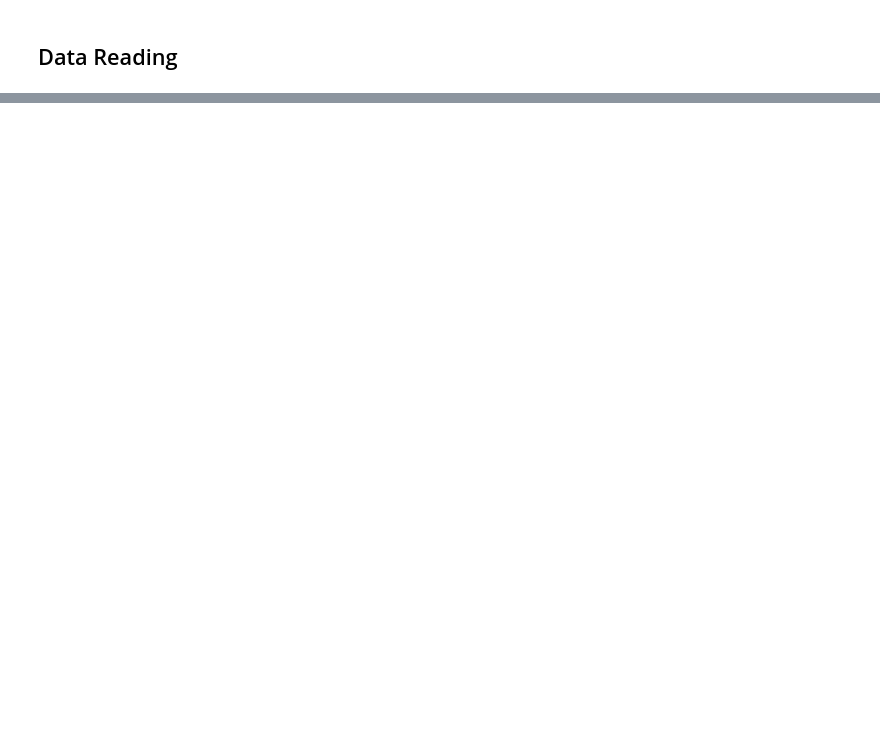
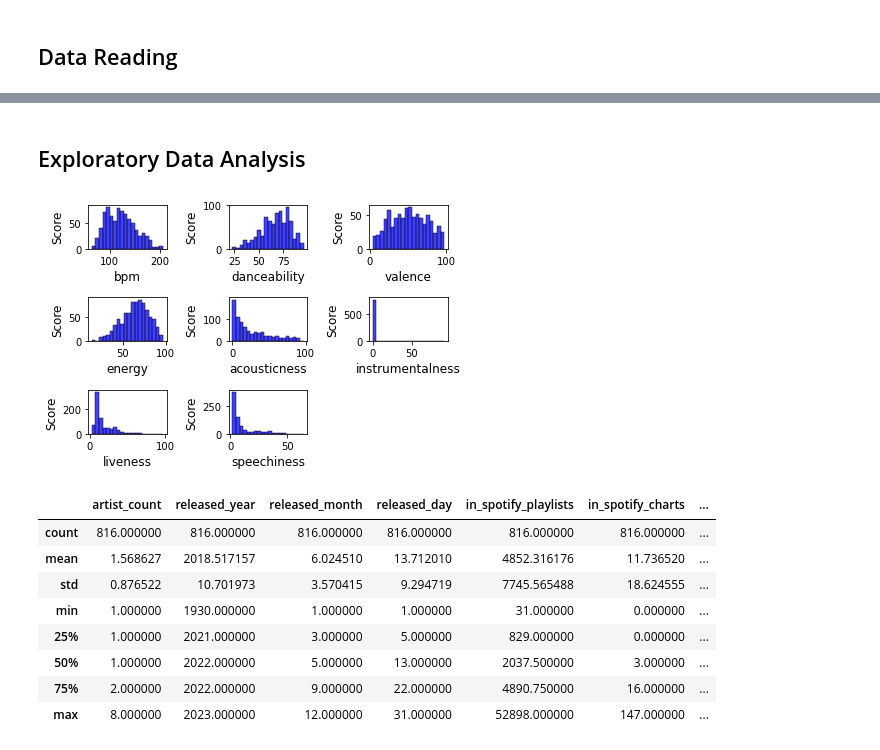
Before and after one commit to skchanah/spotify_top_songs, a Jupyter notebook: spotify_top_songs.ipynb, the cells around one changed output, grey strips where cells are left out. Cells and saved outputs as stored; diff of their text form; code cells hidden in the pictures; blank space fills up the shorter version.

```diff
--- a/spotify_top_songs.ipynb
+++ b/spotify_top_songs.ipynb
@@ -12,4 +73,8 @@ import numpy as np
 import pandas as pd
 import matplotlib.pyplot as plt
 import seaborn as sns
+import plotly.express as px
+import plotly.graph_objects as go
+%matplotlib inline
+pd.options.display.max_columns = 30
 # %%
@@ -27,0 +175,18 @@ df.head()
+# %%
+### Renaming columns of interest
+re_col = {
+    'danceability_%': 'danceability',
+    'valence_%': 'valence',
+    'energy_%': 'energy',
+    'acousticness_%': 'acousticness',
+    'instrumentalness_%': 'instrumentalness',
+    'liveness_%': 'liveness',
+    'speechiness_%': 'speechiness'
+}
+df.rename(columns=re_col, inplace=True)
+
+
+### Isolating numerical features
+numerical_features = df.select_dtypes(exclude = "object").columns
+numerical_features = list(numerical_features)
+numerical_features
@@ -27,0 +228,2 @@ df.head()
+# %% [markdown]
+## Exploratory Data Analysis
@@ -27,0 +244,27 @@ df.head()
+# %%
+### column EDA
+
+columns_to_plot = ['bpm', 'danceability', 'valence', 'energy', 'acousticness', 'instrumentalness', 'liveness', 'speechiness']
+
+#plt.figure(figsize=(9,9))
+for i, column in enumerate(columns_to_plot, 1):
+    plt.subplot(3, 3, i)
+    sns.histplot(data=df, x=column, bins=20, color='blue')
+    plt.xlabel(column, fontsize=12)
+    plt.ylabel("Score", fontsize=12)
+
+plt.tight_layout()
+plt.show()
+
+df.describe()
+# %% [output]
+[figure, added]
+|  | artist_count | released_year | released_month | released_day | in_spotify_playlists | in_spotify_charts | ... |
+| count | 816.000000 | 816.000000 | 816.000000 | 816.000000 | 816.000000 | 816.000000 | ... |
+| mean | 1.568627 | 2018.517157 | 6.024510 | 13.712010 | 4852.316176 | 11.736520 | ... |
+| std | 0.876522 | 10.701973 | 3.570415 | 9.294719 | 7745.565488 | 18.624555 | ... |
+| min | 1.000000 | 1930.000000 | 1.000000 | 1.000000 | 31.000000 | 0.000000 | ... |
+| 25% | 1.000000 | 2021.000000 | 3.000000 | 5.000000 | 829.000000 | 0.000000 | ... |
+| 50% | 1.000000 | 2022.000000 | 5.000000 | 13.000000 | 2037.500000 | 3.000000 | ... |
+| 75% | 2.000000 | 2022.000000 | 9.000000 | 22.000000 | 4890.750000 | 16.000000 | ... |
+| max | 8.000000 | 2023.000000 | 12.000000 | 31.000000 | 52898.000000 | 147.000000 | ... |
```
Also changed, not shown: parts of 28 cells of this notebook.
